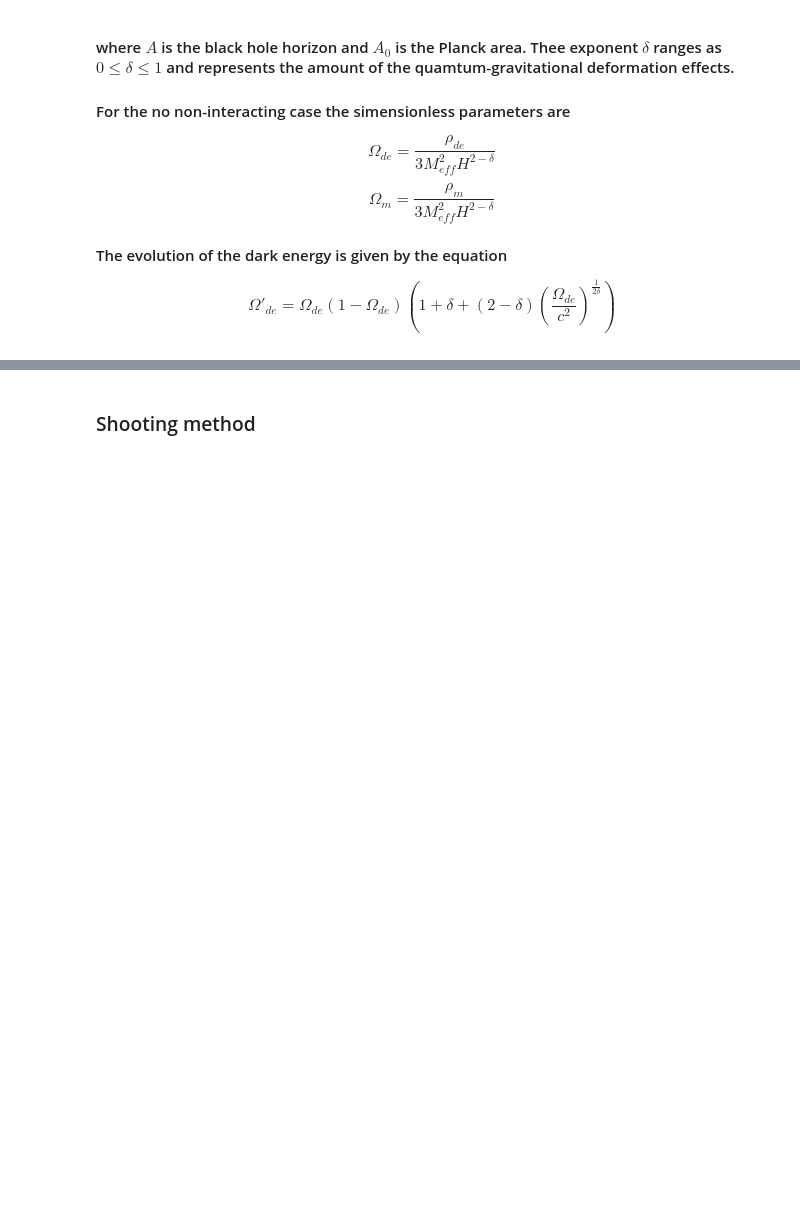
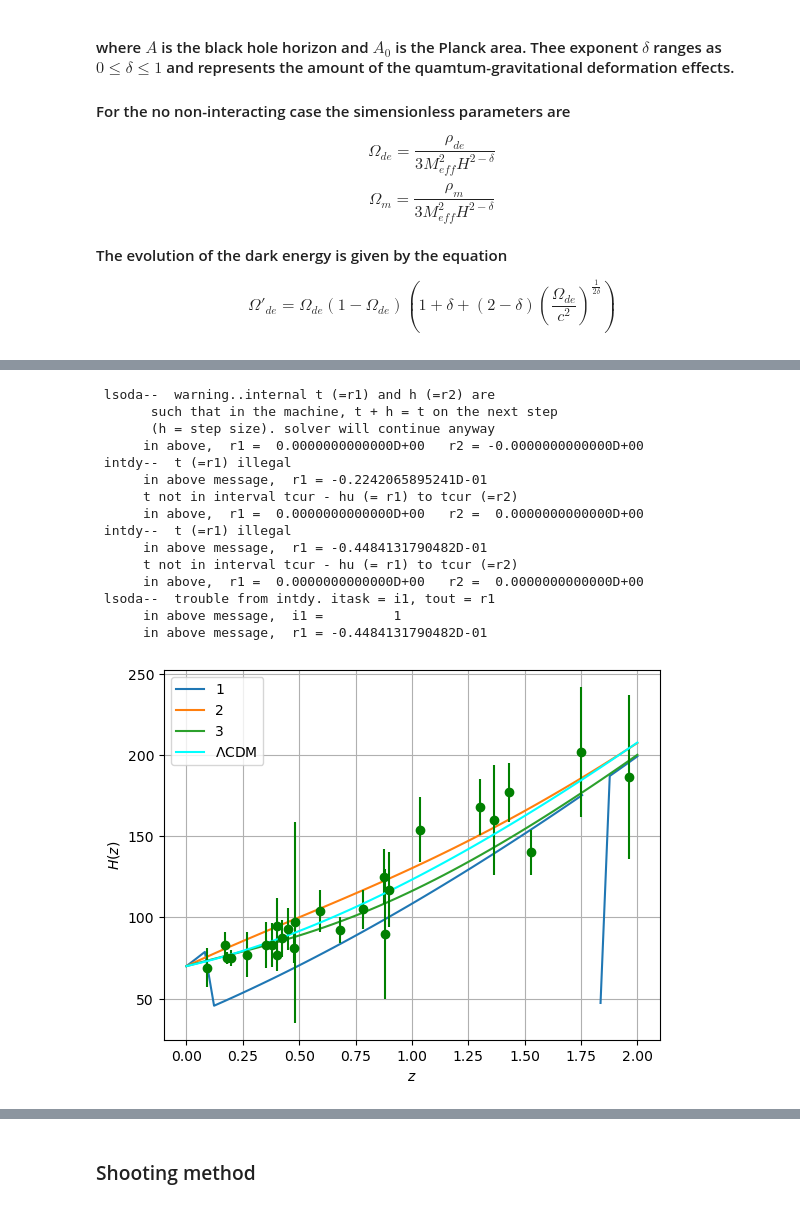
Before and after one commit to xlxnsxzpxtx/HolographicDE, a Jupyter notebook: holographics_models.ipynb, the cells around one changed output, grey strips where cells are left out. Cells and saved outputs as stored; diff of their text form; code cells hidden in the pictures; blank space fills up the shorter version.

```diff
--- a/holographics_models.ipynb
+++ b/holographics_models.ipynb
@@ -101,7 +156,7 @@ def hub(z, Ok=0):
 
 red_z = np.linspace(0, 2, 50)
 
-hubz = hub(red_z)
+hubz = hub(zval)
 
 arr_hub = np.loadtxt('Hz_all.dat')
 z_obs= arr_hub[:,0]
@@ -218,0 +315,71 @@ plt.show()
+# %%
+d1 = [1.99,2.01,3]
+def tsallis_model1(Omega, x, d_value=d1[0], c= 1.0):
+    Q = 2 * (2 - d_value) * ((c)**(1/((d_value - 2)))) * (H0 * np.sqrt(Om0)) ** ((1 - d_value) / (d_value - 2))
+    dOmega = Omega * (1 - Omega) * (
+                2 * d_value - 1 + Q * ((1 - Omega) ** ((1 - d_value) / (2 * (2 - d_value)))) * (Omega**(1/(2 * (2 - d_value)))) * np.exp(
+            (3 * (1 - d_value) / (2 * (2 - d_value))) * x))
+    return dOmega
+
+def tsallis_model2(Omega, x, d_value =d1[1], c= 1.0):
+    Q = 2 * (2 - d_value) * ((c)**(1/((d_value - 2)))) * (H0 * np.sqrt(Om0)) ** ((1 - d_value) / (d_value - 2))
+    dOmega = Omega * (1 - Omega) * (
+                2 * d_value - 1 + Q * ((1 - Omega) ** ((1 - d_value) / (2 * (2 - d_value)))) * (Omega**(1/(2 * (2 - d_value)))) * np.exp(
+            (3 * (1 - d_value) / (2 * (2 - d_value))) * x))
+    return dOmega
+
+def tsallis_model3(Omega, x, d_value = d1[2], c= 1.0):
+    Q = 2 * (2 - d_value) * ((c)**(1/((d_value - 2)))) * (H0 * np.sqrt(Om0)) ** ((1 - d_value) / (d_value - 2))
+    dOmega = Omega * (1 - Omega) * (
+                2 * d_value - 1 + Q * ((1 - Omega) ** ((1 - d_value) / (2 * (2 - d_value)))) * (Omega**(1/(2 * (2 - d_value)))) * np.exp(
+            (3 * (1 - d_value) / (2 * (2 - d_value))) * x))
+    return dOmega
+
+
+x1 = np.linspace(0,np.log(1./(1+2)), 50)
+
+sol_tsallis1 =odeint(tsallis_model1, Ode_0, x1)
+sol_tsallis2 =odeint(tsallis_model2, Ode_0, x1)
+sol_tsallis3 =odeint(tsallis_model3, Ode_0, x1)
+
+sol_tre1 = sol_tsallis1.reshape(-1)
+sol_tre2 = sol_tsallis2.reshape(-1)
+sol_tre3 = sol_tsallis3.reshape(-1)
+
+
+
+def RHSquared_z_tsallis(z, sol_ode):
+    return H0 * np.sqrt((Om*(z + 1)**3)/(1 - sol_ode))
+
+Hubble_z_tsallis1 = RHSquared_z(zval, sol_tre1)
+Hubble_z_tsallis2 = RHSquared_z(zval, sol_tre2)
+Hubble_z_tsallis3 = RHSquared_z(zval, sol_tre3)
+
+
+plt.plot(zval,Hubble_z_tsallis1,label = '1')
+plt.plot(zval,Hubble_z_tsallis2,label = '2')
+plt.plot(zval,Hubble_z_tsallis3,label = '3')
+plt.errorbar(z_obs, hub_obs, error_obs, ls='', marker='o', color='green')
+plt.plot(zval, hubz, color='cyan', label='$\Lambda$CDM')
+plt.xlabel('$z$')
+plt.ylabel('$H(z)$')
+plt.legend()
+plt.grid(True)
+plt.show()
+# %% [output]
+ lsoda--  warning..internal t (=r1) and h (=r2) are
+       such that in the machine, t + h = t on the next step
+       (h = step size). solver will continue anyway
+      in above,  r1 =  0.0000000000000D+00   r2 = -0.0000000000000D+00
+ intdy--  t (=r1) illegal
+      in above message,  r1 = -0.2242065895241D-01
+      t not in interval tcur - hu (= r1) to tcur (=r2)
+      in above,  r1 =  0.0000000000000D+00   r2 =  0.0000000000000D+00
+ intdy--  t (=r1) illegal
+      in above message,  r1 = -0.4484131790482D-01
+      t not in interval tcur - hu (= r1) to tcur (=r2)
+      in above,  r1 =  0.0000000000000D+00   r2 =  0.0000000000000D+00
+ lsoda--  trouble from intdy. itask = i1, tout = r1
+      in above message,  i1 =         1
+      in above message,  r1 = -0.4484131790482D-01
+[figure, added]
```
Also changed, not shown: parts of 10 cells of this notebook, 2 other files.
